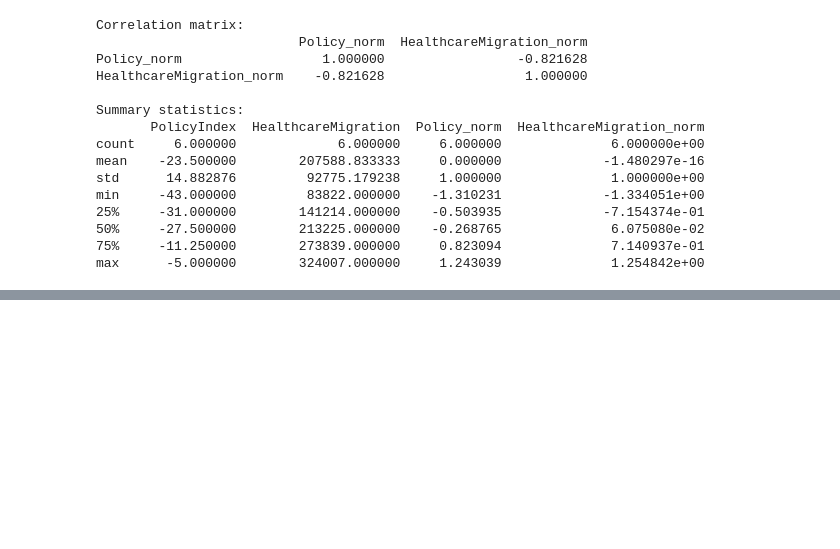
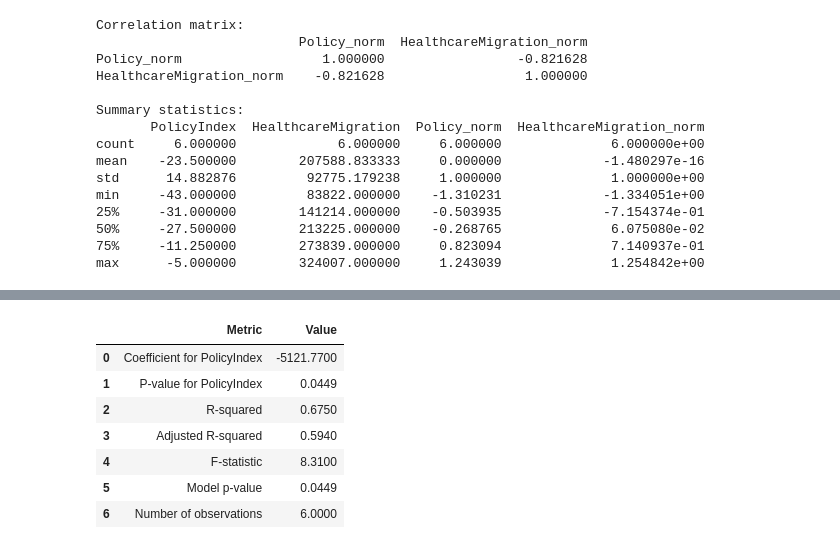
Before and after one commit to CU-S26-MSDSSB-DSCI-01-DataScienceLab/DataScienceLab_Migration, a Jupyter notebook: sec1.ipynb, the cells around one changed output, grey strips where cells are left out. Cells and saved outputs as stored; diff of their text form; code cells hidden in the pictures; blank space fills up the shorter version.

```diff
--- a/sec1.ipynb
+++ b/sec1.ipynb
@@ -503,0 +509,19 @@ max      -5.000000        324007.000000     1.243039              1.254842e+00
+# %%
+# =========================
+# OLS REGRESSION ANALYSIS
+# =========================
+
+import statsmodels.api as sm
+
+# Define dependent and independent variables
+X = merged_df["PolicyIndex"]
+y = merged_df["HealthcareMigration"]
+
+# Add constant/intercept to the model
+X = sm.add_constant(X)
+
+# Fit the OLS regression model
+model = sm.OLS(y, X).fit()
+
+# Display regression results
+print(model.summary())
@@ -503,0 +560,36 @@ max      -5.000000        324007.000000     1.243039              1.254842e+00
+# %%
+# =========================
+# CLEAN REGRESSION SUMMARY TABLE
+# =========================
+
+regression_summary = pd.DataFrame({
+    "Metric": [
+        "Coefficient for PolicyIndex",
+        "P-value for PolicyIndex",
+        "R-squared",
+        "Adjusted R-squared",
+        "F-statistic",
+        "Model p-value",
+        "Number of observations"
+    ],
+    "Value": [
+        round(model.params["PolicyIndex"], 2),
+        round(model.pvalues["PolicyIndex"], 4),
+        round(model.rsquared, 3),
+        round(model.rsquared_adj, 3),
+        round(model.fvalue, 3),
+        round(model.f_pvalue, 4),
+        int(model.nobs)
+    ]
+})
+
+regression_summary
+# %% [output]
+|  | Metric | Value |
+| 0 | Coefficient for PolicyIndex | -5121.7700 |
+| 1 | P-value for PolicyIndex | 0.0449 |
+| 2 | R-squared | 0.6750 |
+| 3 | Adjusted R-squared | 0.5940 |
+| 4 | F-statistic | 8.3100 |
+| 5 | Model p-value | 0.0449 |
+| 6 | Number of observations | 6.0000 |
```
Also changed, not shown: parts of 15 cells of this notebook.
